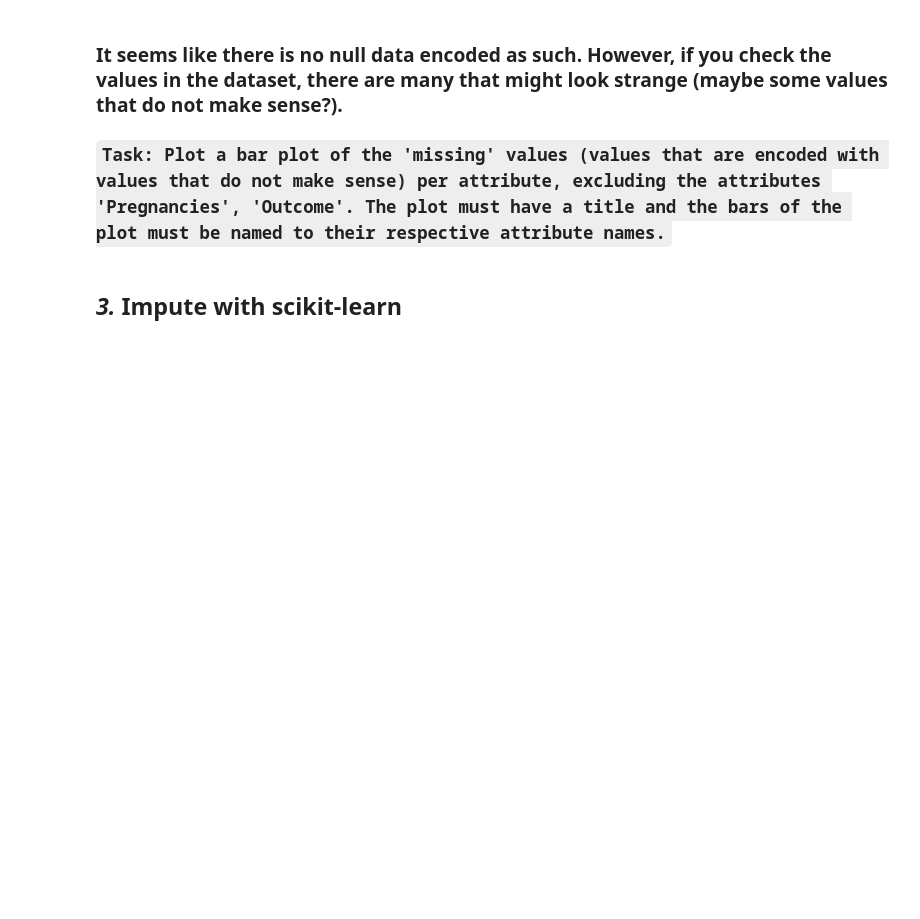
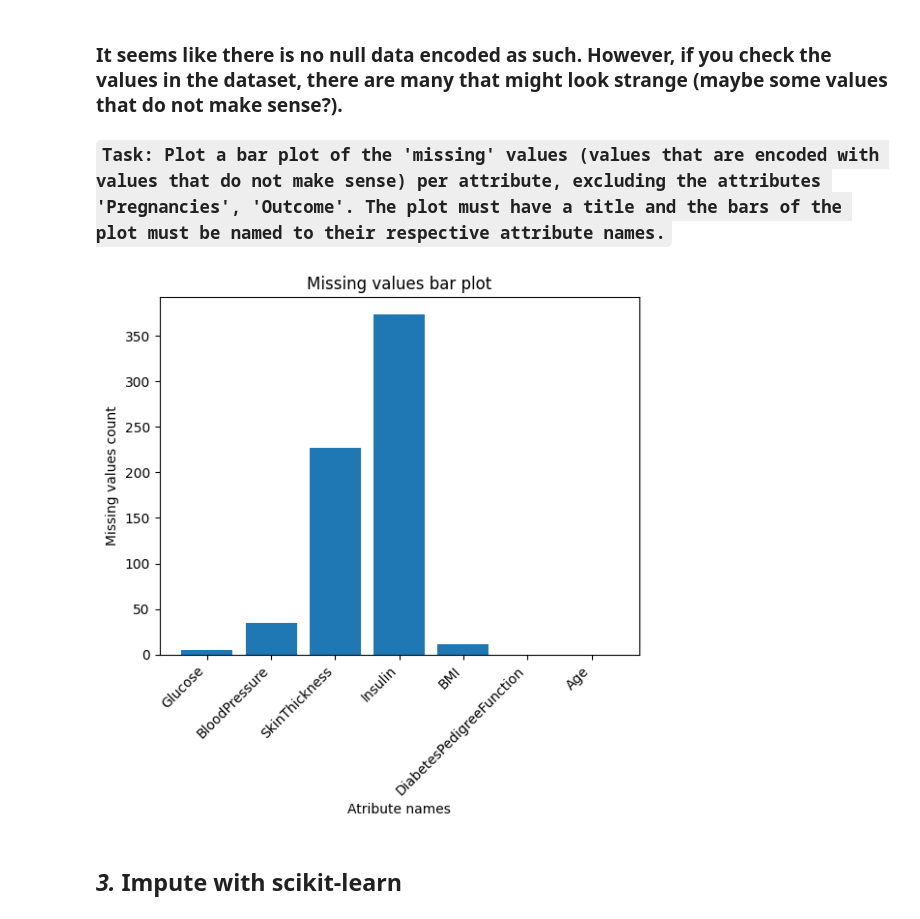
Before and after one commit to muhammad1928/SU-FODS, a Jupyter notebook: homework-1/HW1_instructions_24.ipynb, the cells around one changed output. Drawn from its saved outputs; the diff is of its cells as text; code cells hidden in the pictures; blank space fills up the shorter version.

```diff
--- a/homework-1/HW1_instructions_24.ipynb
+++ b/homework-1/HW1_instructions_24.ipynb
@@ -128,47 +149,33 @@ ValueError: Cannot describe a DataFrame without columns
 # %%
 # the steps are just indicative, if you want to do it your own way, please do so as long as you print the required barplot, specified above
 # in the task description.
 # The style, color, or library used for plotting will not affect the grading of the task (or any of the tasks that require plots)
 
 
 # step 1: store the sum of missing values per attribure (excluding the attributes 'Pregnancies', 'Outcome') in a pandas Series
 # step 2: plot the missing values series as a barplot, using the plot function from pandas (or any other library, as you prefer).
 
-# Write your code here
 
-def identify_missing_data(data):
+# extract Pregnancies and outcome
+extracted_columns = data.loc[:, ~data.columns.isin(['Pregnancies', 'Outcome'])]
 
-    # Identifying the missing values by looking for empty cells or 0s
-    missing_values = data[(data == 0) | (data == -1)].count()
-
-    # Excluding 'Pregnancies' and 'Outcome', getting attributes
-    att_to_plot = [col for col in data.columns if col not in ['Pregnancies', 'Outcome']] # check if the columns is not Pregnancy or outcome
-    # store missing values in a pandas Series
-    missing_values_on_att = pd.Series(missing_values[att_to_plot])
-    # Filter out attributes with 0 missing values
-    missing_values_filtered = missing_values_on_att[missing_values_on_att > 0]
-
-    # print(missing_values_on_att)
-    return missing_values_on_att, missing_values_filtered
-
-missing_values = identify_missing_data(data)
+# check how many values are 0 in extracted columns
+# .count() = counts the values
+missing_values = extracted_columns[(data == 0)].count()
 
 
-# part 2.2 Create the barplot
-def create_bar_plot(values):
-    plt.figure(figsize=(10, 6))
-    plt.bar(values.index,
-            values.values)
-    # print(values.index)
-    plt.title('Missing Values bar plot')    # Plot title
-    plt.ylabel('Missing Values count')      # Plot Y
-    plt.xlabel('Attributes name')           # Plot X
-    plt.xticks(rotation=45, ha='right')
-    plt.tight_layout()
+# print(missing_values.index) # missing values header
+# print(missing_values.values) # missing values count
 
-    return plt.show()
+plt.bar(missing_values.index, missing_values.values)
+plt.title("Missing values bar plot")
+plt.ylabel("Missing values count")
+plt.xlabel("Atribute names")
+plt.xticks(rotation=45, ha="right" )
 
-plot = create_bar_plot(missing_values[0])
+plt.show()
+# %% [output]
+[figure, added]
 # %% [markdown]
 ## *3.* Impute with scikit-learn
 # %% [markdown]
```
Also changed, not shown: parts of 5 cells of this notebook.
